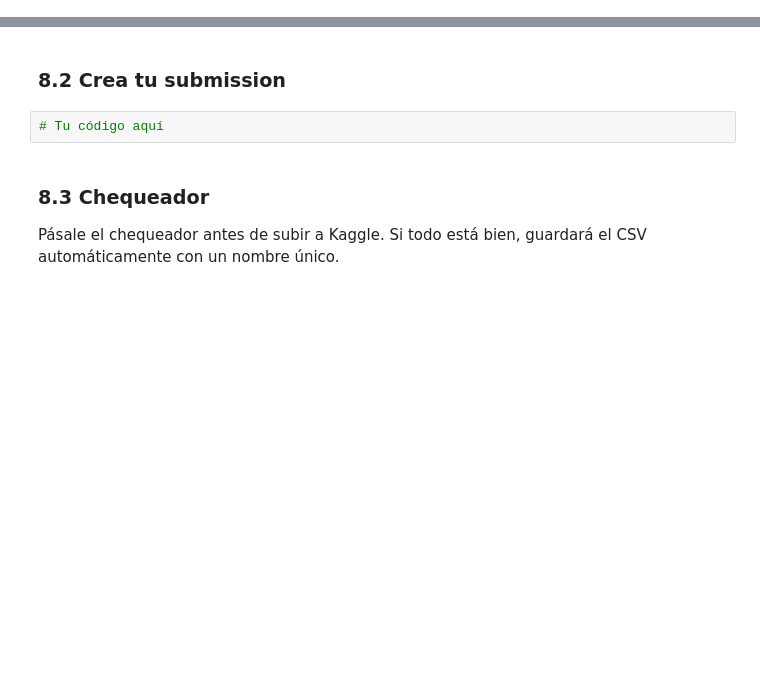
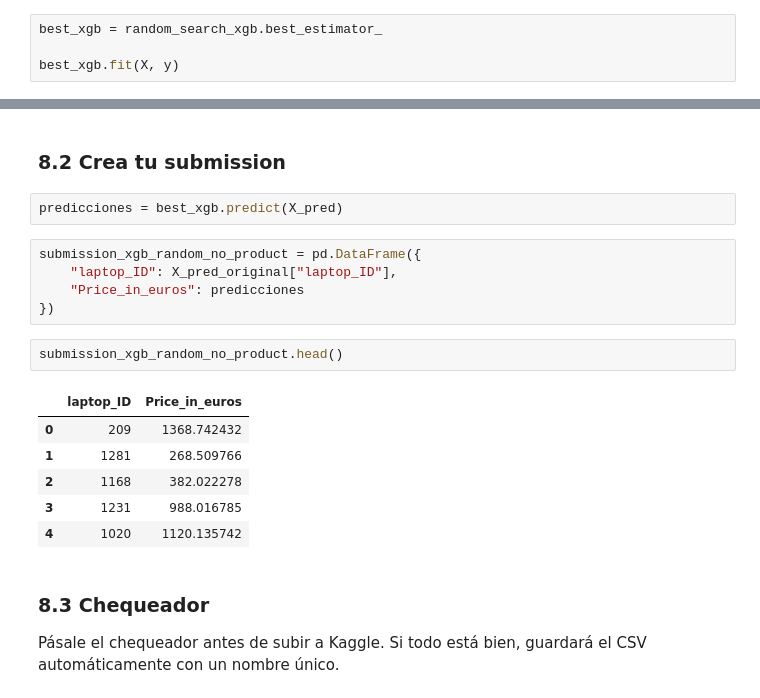
Before and after one commit to willwalker7/Kaggle-Competition-WW, a Jupyter notebook: TC_04_Sprint_12_Kaggle/TC-Kaggle_submission.ipynb, the cells around one changed output, grey strips where cells are left out. Saved outputs shown, nothing was run; the diff lists cells and outputs as text; blank space fills up the shorter version.

```diff
--- a/TC_04_Sprint_12_Kaggle/TC-Kaggle_submission.ipynb
+++ b/TC_04_Sprint_12_Kaggle/TC-Kaggle_submission.ipynb
@@ -529,0 +791,4 @@ Una vez afinado el modelo, reentrenamos con **todos** los datos disponibles ante
+# %%
+best_xgb = random_search_xgb.best_estimator_
+
+best_xgb.fit(X, y)
@@ -555,7 +891,21 @@ sample.head()
 # %% [markdown]
 ### 8.2 Crea tu submission
-# %%
-# Tu código aquí
+# %%
+predicciones = best_xgb.predict(X_pred)
+# %%
+submission_xgb_random_no_product = pd.DataFrame({
+    "laptop_ID": X_pred_original["laptop_ID"],
+    "Price_in_euros": predicciones
+})
+# %%
+submission_xgb_random_no_product.head()
+# %% [output]
+|  | laptop_ID | Price_in_euros |
+| 0 | 209 | 1368.742432 |
+| 1 | 1281 | 268.509766 |
+| 2 | 1168 | 382.022278 |
+| 3 | 1231 | 988.016785 |
+| 4 | 1020 | 1120.135742 |
 # %% [markdown]
 ### 8.3 Chequeador
 
```
Also changed, not shown: parts of 44 cells of this notebook, 1 other file.
